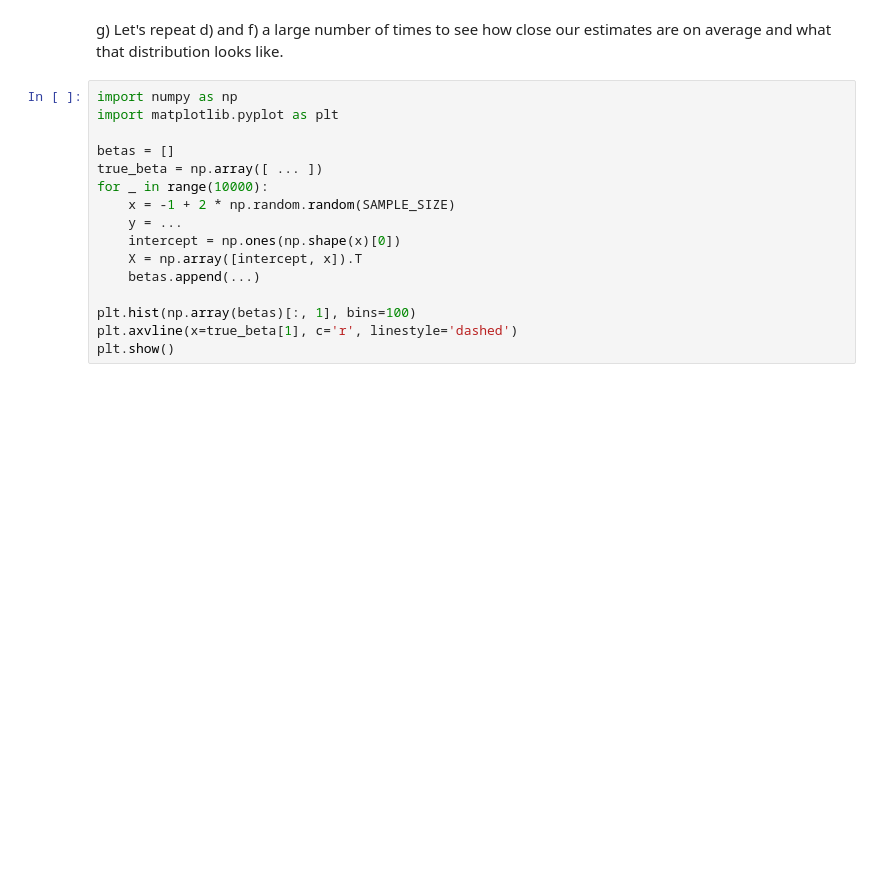
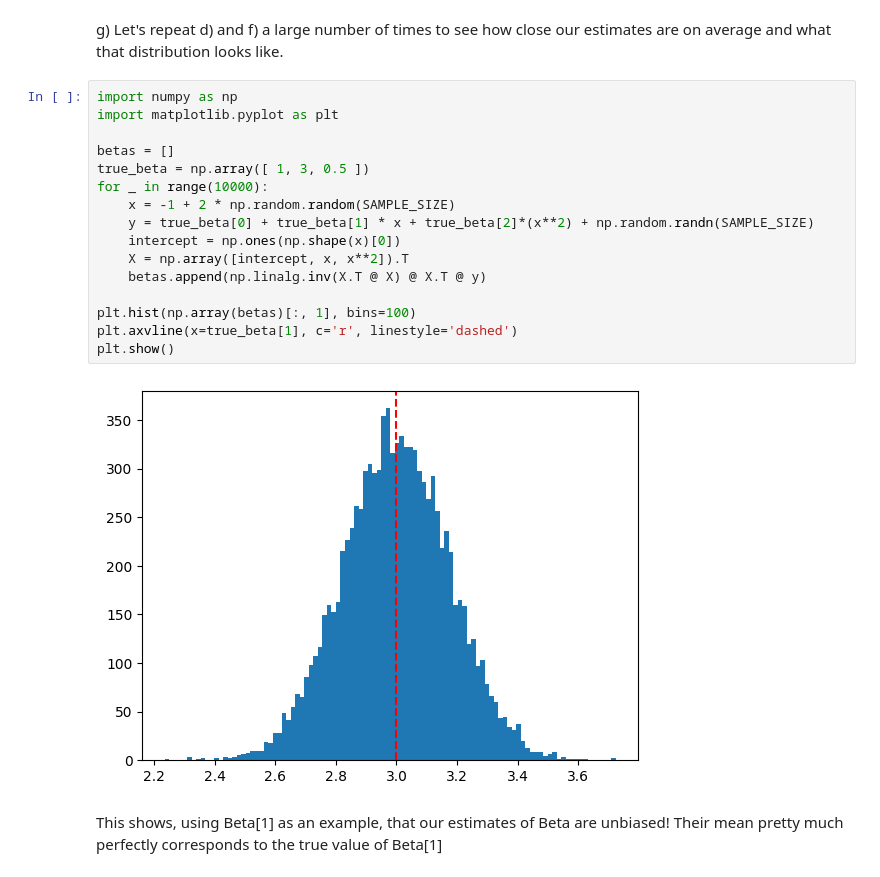
Before and after one commit to clarkaid/Data-Science-Fundamentals, a Jupyter notebook: lecture_18/worksheet_18.ipynb, the cells around one changed output. Cells and saved outputs as stored; diff of their text form; blank space fills up the shorter version.

```diff
--- a/lecture_18/worksheet_18.ipynb
+++ b/lecture_18/worksheet_18.ipynb
@@ -90,16 +138,20 @@ g) Let's repeat d) and f) a large number of times to see how close our estimates
 # %%
 import numpy as np
 import matplotlib.pyplot as plt
 
 betas = []
-true_beta = np.array([ ... ])
+true_beta = np.array([ 1, 3, 0.5 ])
 for _ in range(10000):
     x = -1 + 2 * np.random.random(SAMPLE_SIZE)
-    y = ...
+    y = true_beta[0] + true_beta[1] * x + true_beta[2]*(x**2) + np.random.randn(SAMPLE_SIZE)
     intercept = np.ones(np.shape(x)[0])
-    X = np.array([intercept, x]).T
-    betas.append(...)
+    X = np.array([intercept, x, x**2]).T
+    betas.append(np.linalg.inv(X.T @ X) @ X.T @ y)
 
 plt.hist(np.array(betas)[:, 1], bins=100)
 plt.axvline(x=true_beta[1], c='r', linestyle='dashed')
 plt.show()
+# %% [output]
+[figure, added]
+# %% [markdown]
+This shows, using Beta[1] as an example, that our estimates of Beta are unbiased! Their mean pretty much perfectly corresponds to the true value of Beta[1]
```
Also changed, not shown: parts of 8 cells of this notebook.
